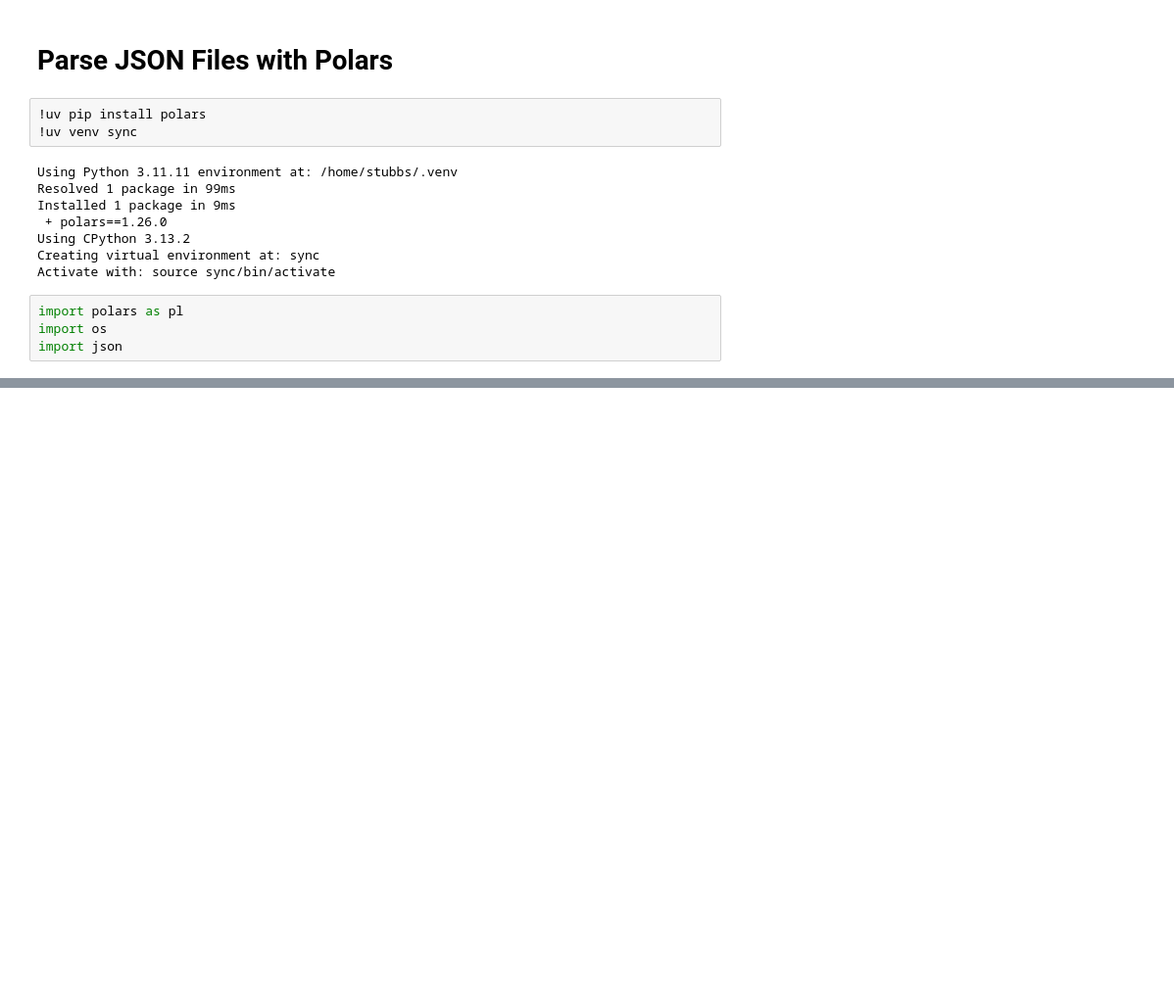
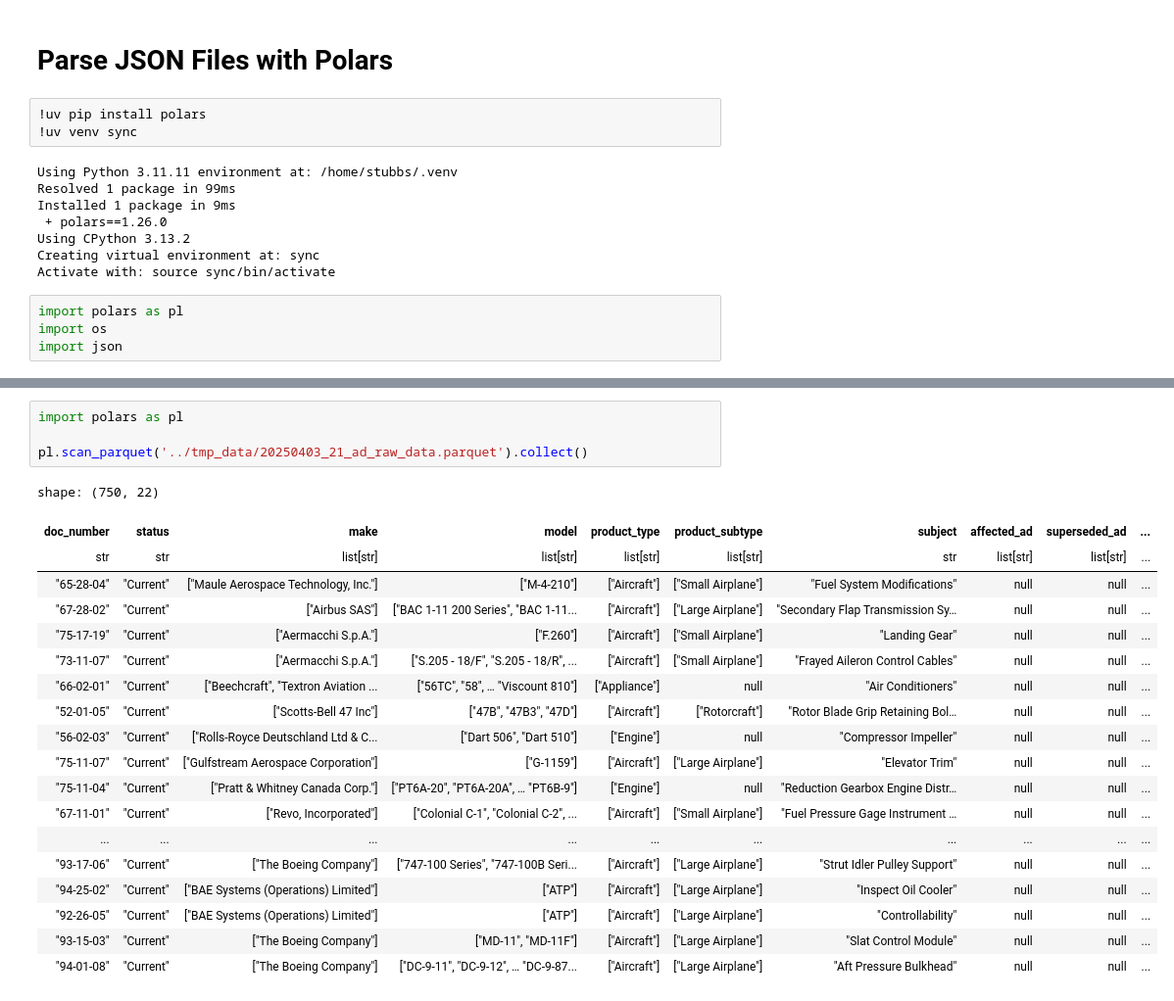
Before and after one commit to 0xstubbs/ampro, a Jupyter notebook: ampro-python/misc/json_parsing.ipynb, the cells around one changed output, grey strips where cells are left out. Shown at 98% size. Saved outputs shown, nothing was run; the diff lists cells and outputs as text; blank space fills up the shorter version.

```diff
--- a/ampro-python/misc/json_parsing.ipynb
+++ b/ampro-python/misc/json_parsing.ipynb
@@ -18,3 +170,27 @@ import json
+# %%
+import polars as pl
+
+pl.scan_parquet('../tmp_data/20250403_21_ad_raw_data.parquet').collect()
+# %% [output]
+shape: (750, 22)
+| doc_number | status | make | model | product_type | product_subtype | subject | affected_ad | superseded_ad | ... |
+| str | str | list[str] | list[str] | list[str] | list[str] | str | list[str] | list[str] | ... |
+| "65-28-04" | "Current" | ["Maule Aerospace Technology, Inc."] | ["M-4-210"] | ["Aircraft"] | ["Small Airplane"] | "Fuel System Modifications" | null | null | ... |
+| "67-28-02" | "Current" | ["Airbus SAS"] | ["BAC 1-11 200 Series", "BAC 1-11... | ["Aircraft"] | ["Large Airplane"] | "Secondary Flap Transmission Sy… | null | null | ... |
+| "75-17-19" | "Current" | ["Aermacchi S.p.A."] | ["F.260"] | ["Aircraft"] | ["Small Airplane"] | "Landing Gear" | null | null | ... |
+| "73-11-07" | "Current" | ["Aermacchi S.p.A."] | ["S.205 - 18/F", "S.205 - 18/R", ... | ["Aircraft"] | ["Small Airplane"] | "Frayed Aileron Control Cables" | null | null | ... |
+| "66-02-01" | "Current" | ["Beechcraft", "Textron Aviation ... | ["56TC", "58", … "Viscount 810"] | ["Appliance"] | null | "Air Conditioners" | null | null | ... |
+| "52-01-05" | "Current" | ["Scotts-Bell 47 Inc"] | ["47B", "47B3", "47D"] | ["Aircraft"] | ["Rotorcraft"] | "Rotor Blade Grip Retaining Bol… | null | null | ... |
+| "56-02-03" | "Current" | ["Rolls-Royce Deutschland Ltd & C... | ["Dart 506", "Dart 510"] | ["Engine"] | null | "Compressor Impeller" | null | null | ... |
+| "75-11-07" | "Current" | ["Gulfstream Aerospace Corporation"] | ["G-1159"] | ["Aircraft"] | ["Large Airplane"] | "Elevator Trim" | null | null | ... |
+| "75-11-04" | "Current" | ["Pratt & Whitney Canada Corp."] | ["PT6A-20", "PT6A-20A", … "PT6B-9"] | ["Engine"] | null | "Reduction Gearbox Engine Distr… | null | null | ... |
+| "67-11-01" | "Current" | ["Revo, Incorporated"] | ["Colonial C-1", "Colonial C-2", ... | ["Aircraft"] | ["Small Airplane"] | "Fuel Pressure Gage Instrument … | null | null | ... |
+| ... | ... | ... | ... | ... | ... | ... | ... | ... | ... |
+| "93-17-06" | "Current" | ["The Boeing Company"] | ["747-100 Series", "747-100B Seri... | ["Aircraft"] | ["Large Airplane"] | "Strut Idler Pulley Support" | null | null | ... |
+| "94-25-02" | "Current" | ["BAE Systems (Operations) Limited"] | ["ATP"] | ["Aircraft"] | ["Large Airplane"] | "Inspect Oil Cooler" | null | null | ... |
+| "92-26-05" | "Current" | ["BAE Systems (Operations) Limited"] | ["ATP"] | ["Aircraft"] | ["Large Airplane"] | "Controllability" | null | null | ... |
+| "93-15-03" | "Current" | ["The Boeing Company"] | ["MD-11", "MD-11F"] | ["Aircraft"] | ["Large Airplane"] | "Slat Control Module" | null | null | ... |
+| "94-01-08" | "Current" | ["The Boeing Company"] | ["DC-9-11", "DC-9-12", … "DC-9-87... | ["Aircraft"] | ["Large Airplane"] | "Aft Pressure Bulkhead" | null | null | ... |
 # %%
 import polars as pl
 
```
Also changed, not shown: parts of 11 cells of this notebook, 1 other file.
